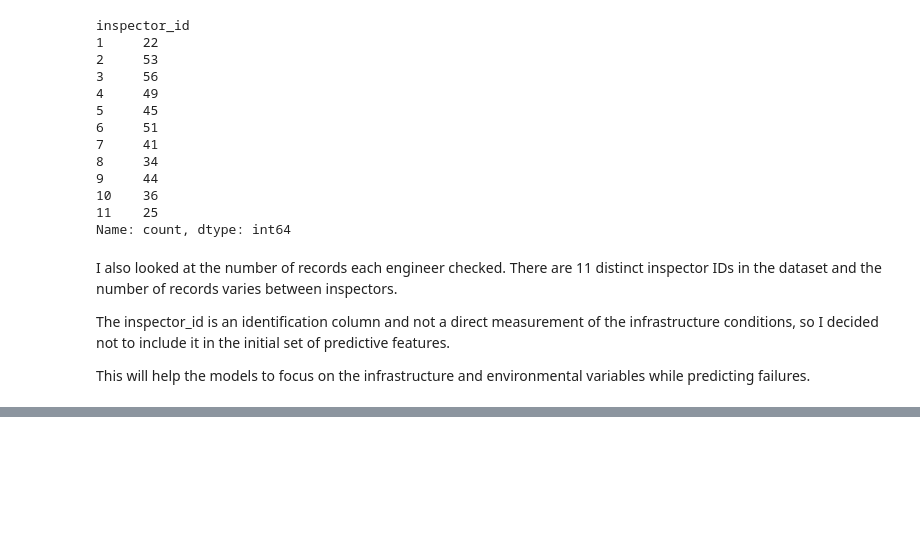
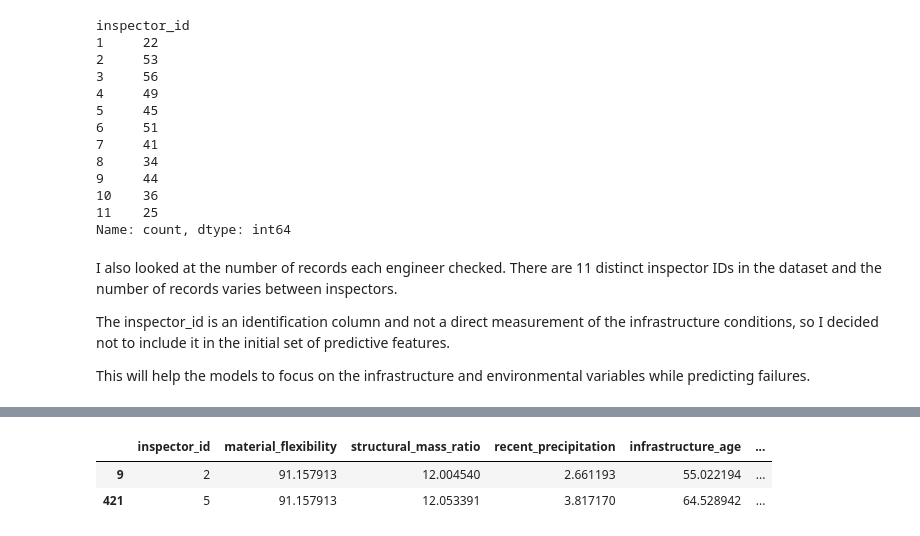
Before and after one commit to GoneVamshi/urban-infrastructure-ml, a Jupyter notebook: notebooks/analysis.ipynb, the cells around one changed output, grey strips where cells are left out. Cells and saved outputs as stored; diff of their text form; code cells hidden in the pictures; blank space fills up the shorter version.

```diff
--- a/notebooks/analysis.ipynb
+++ b/notebooks/analysis.ipynb
@@ -184,0 +268,6 @@ This will help the models to focus on the infrastructure and environmental varia
+# %%
+df[df["material_flexibility"]>50]
+# %% [output]
+|  | inspector_id | material_flexibility | structural_mass_ratio | recent_precipitation | infrastructure_age | ... |
+| 9 | 2 | 91.157913 | 12.004540 | 2.661193 | 55.022194 | ... |
+| 421 | 5 | 91.157913 | 12.053391 | 3.817170 | 64.528942 | ... |
```
Also changed, not shown: parts of 18 cells of this notebook.
